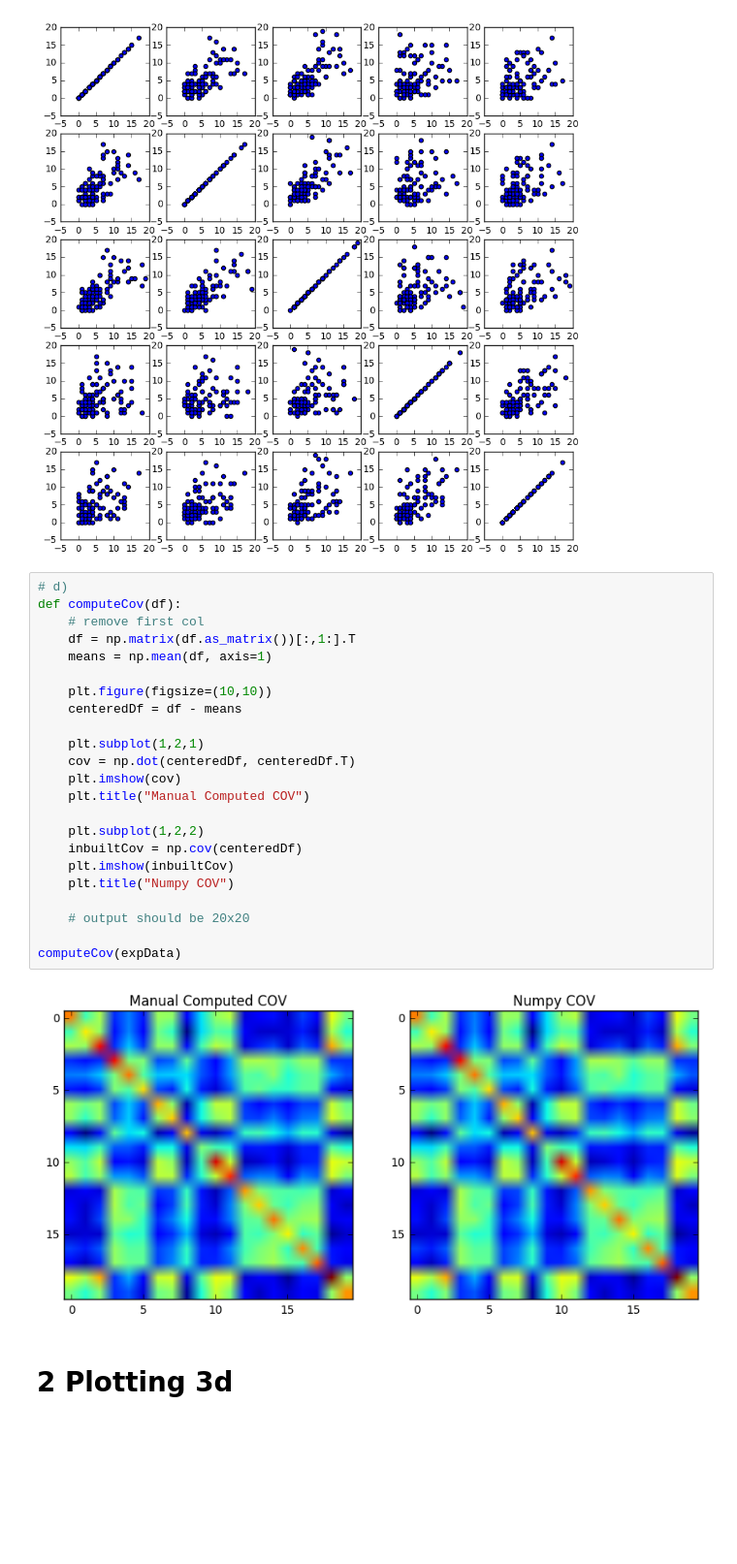
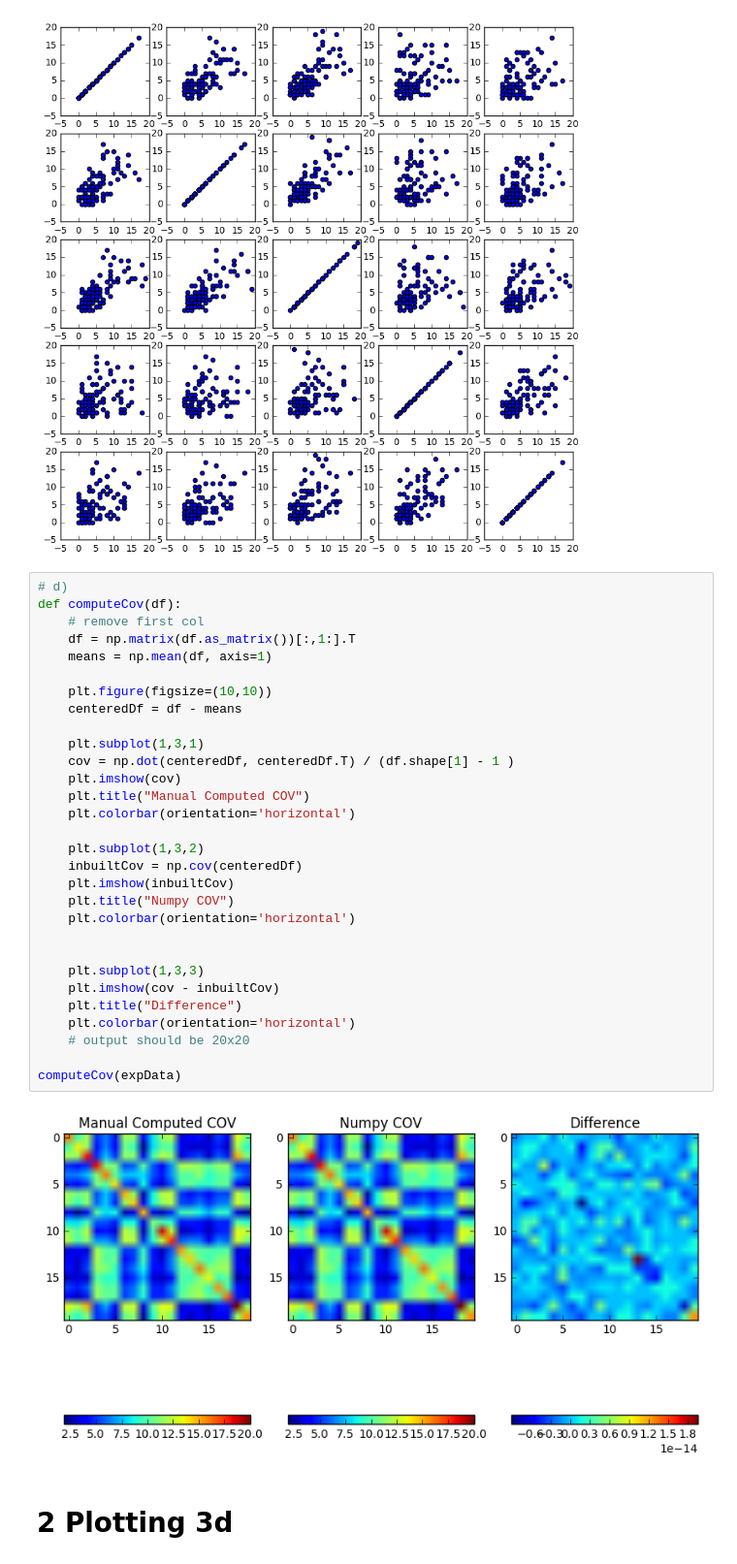
Before and after one commit to p16i/course-machine-intelligence-2, a Jupyter notebook: w1-data-projections/ex1.ipynb, the cells around one changed output. Shown at 97% size. Cells and saved outputs as stored; diff of their text form; blank space fills up the shorter version.

```diff
--- a/w1-data-projections/ex1.ipynb
+++ b/w1-data-projections/ex1.ipynb
@@ -47,28 +47,35 @@ plotScatters( expData, ['V1','V2','V3','V4','V5'] )
 # %%
 # d)
 def computeCov(df):
     # remove first col
     df = np.matrix(df.as_matrix())[:,1:].T
     means = np.mean(df, axis=1)
 
     plt.figure(figsize=(10,10))
     centeredDf = df - means
 
-    plt.subplot(1,2,1)
-    cov = np.dot(centeredDf, centeredDf.T)
+    plt.subplot(1,3,1)
+    cov = np.dot(centeredDf, centeredDf.T) / (df.shape[1] - 1 )
     plt.imshow(cov)
     plt.title("Manual Computed COV")
+    plt.colorbar(orientation='horizontal')
 
-    plt.subplot(1,2,2)
+    plt.subplot(1,3,2)
     inbuiltCov = np.cov(centeredDf)
     plt.imshow(inbuiltCov)
     plt.title("Numpy COV")
+    plt.colorbar(orientation='horizontal')
 
+
+    plt.subplot(1,3,3)
+    plt.imshow(cov - inbuiltCov)
+    plt.title("Difference")
+    plt.colorbar(orientation='horizontal')
     # output should be 20x20
 
 computeCov(expData)
 # %% [output]
-[figure, old version]
+[figure, new version]
 # %% [markdown]
 # 2 Plotting 3d
 # %%
```
Also changed, not shown: parts of 3 cells of this notebook.
